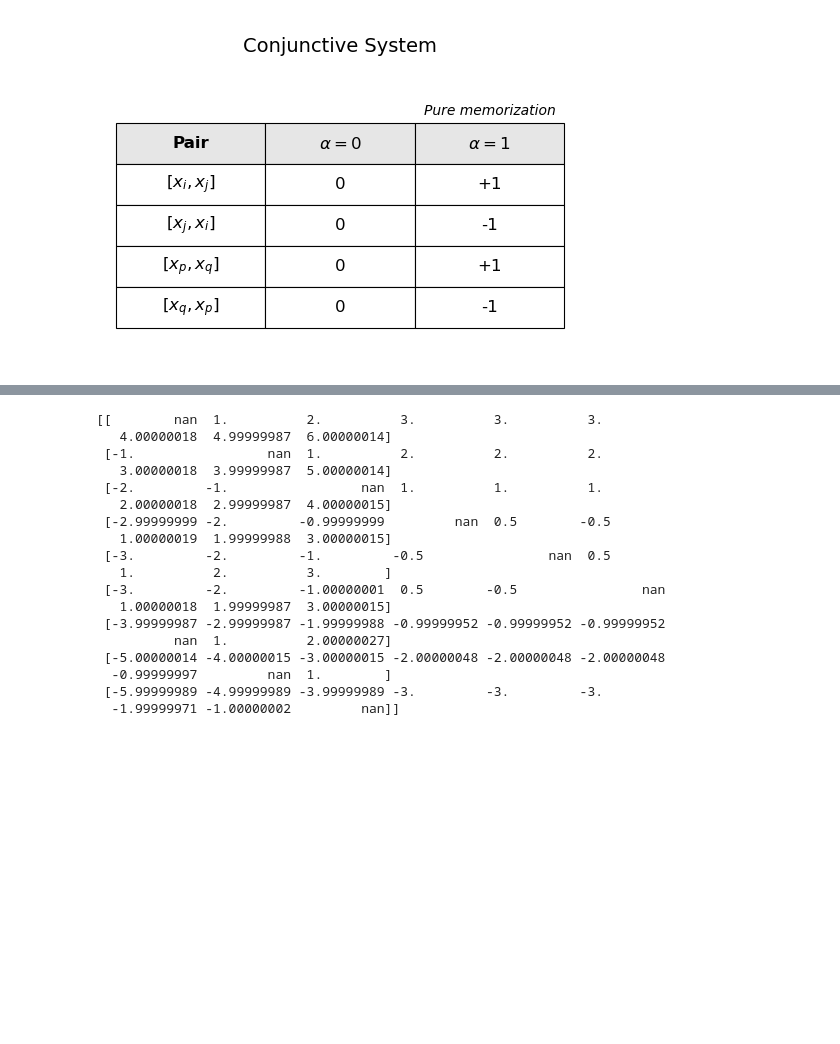
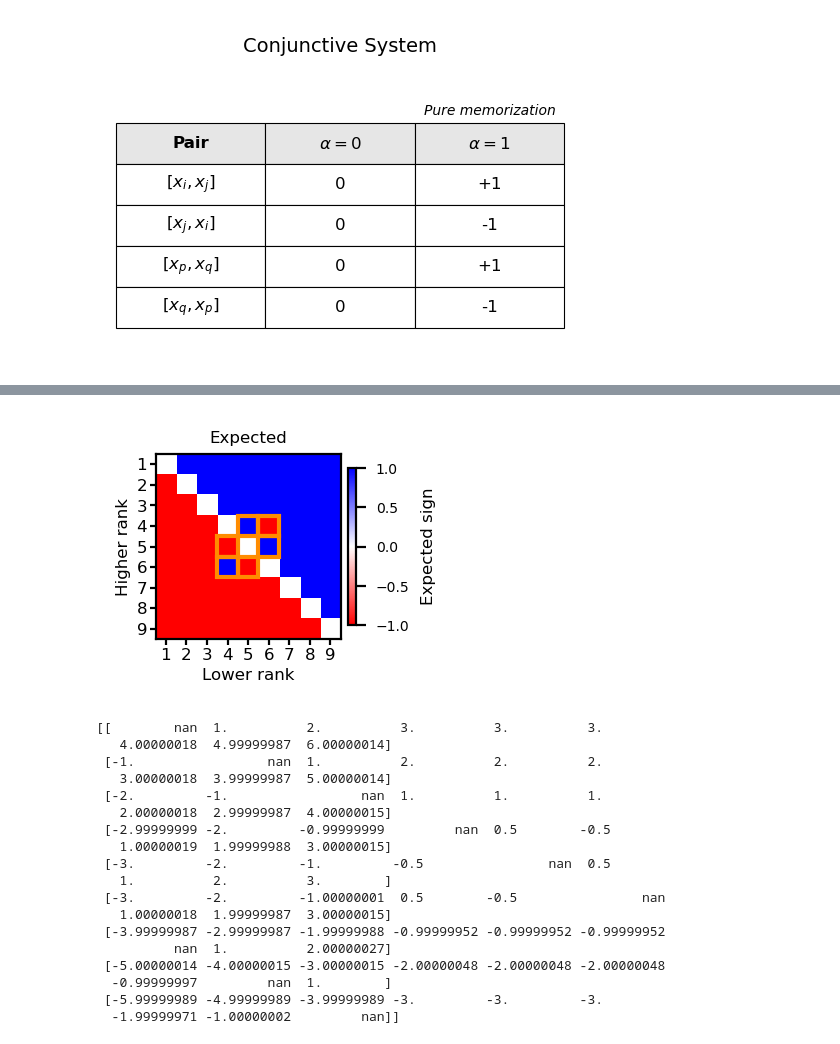
Before and after one commit to lukelc23/NeurIPS_2026, a Jupyter notebook: Figures/Professional/Figure 4.2.ipynb, the cells around one changed output, grey strips where cells are left out. Drawn from its saved outputs; the diff is of its cells as text; code cells hidden in the pictures; blank space fills up the shorter version.

```diff
--- a/Figures/Professional/Figure 4.2.ipynb
+++ b/Figures/Professional/Figure 4.2.ipynb
@@ -380,3 +381,32 @@ with plt.rc_context({'figure.dpi': 200}):
+# %%
+with plt.rc_context({'figure.dpi': 200}):
+    fig, ax = plt.subplots(1, 1, figsize=(1.8, 1.4))
+
+    im = ax.imshow(expected, cmap='bwr_r', vmin=-1.0, vmax=1.0,
+                   aspect='equal', interpolation='nearest')
+    cb = plt.colorbar(im, ax=ax, shrink=0.85, pad=0.03, fraction=0.046)
+    cb.set_label('Expected sign', fontsize=6)
+    cb.ax.tick_params(labelsize=5)
+
+    for i in range(n):
+        for j in range(n):
+            if exc_mask[i, j]:
+                ax.add_patch(plt.Rectangle((j-0.5, i-0.5), 1, 1,
+                             fill=False, edgecolor='darkorange', lw=1.5, zorder=3))
+
+    ax.set_xticks(range(n))
+    ax.set_xticklabels([str(k + 1) for k in range(n)], fontsize=6)
+    ax.set_yticks(range(n))
+    ax.set_yticklabels([str(k + 1) for k in range(n)], fontsize=6)
+    ax.set_xlabel('Lower rank', fontsize=6, labelpad=2)
+    ax.set_ylabel('Higher rank', fontsize=6, labelpad=2)
+    ax.tick_params(axis='both', length=2, pad=1, labelsize=6)
+    ax.set_title('Expected', fontsize=6, pad=4)
+
+    plt.tight_layout(pad=0.5)
+    plt.show()
+# %% [output]
+[figure, added]
 # %%
 import contextlib, io
 from matplotlib.colors import ListedColormap
```
Also changed, not shown: parts of 4 cells of this notebook, 7 other files.
